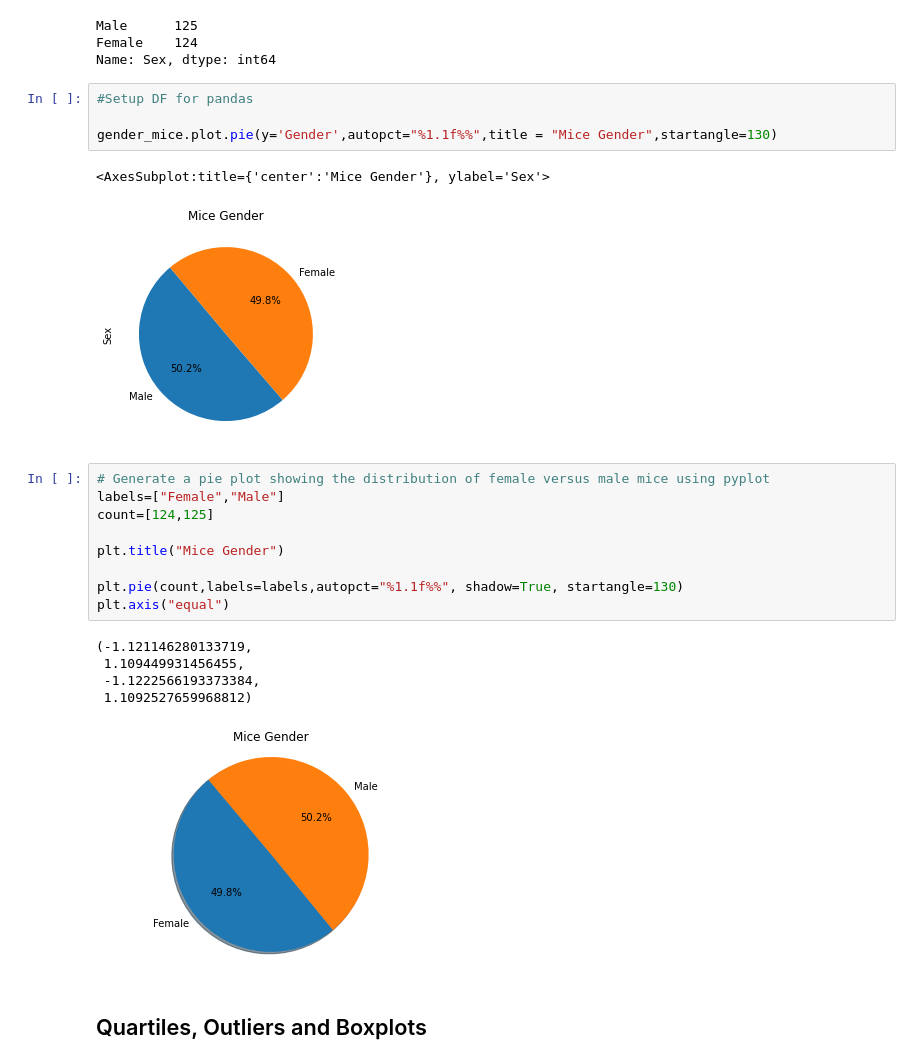
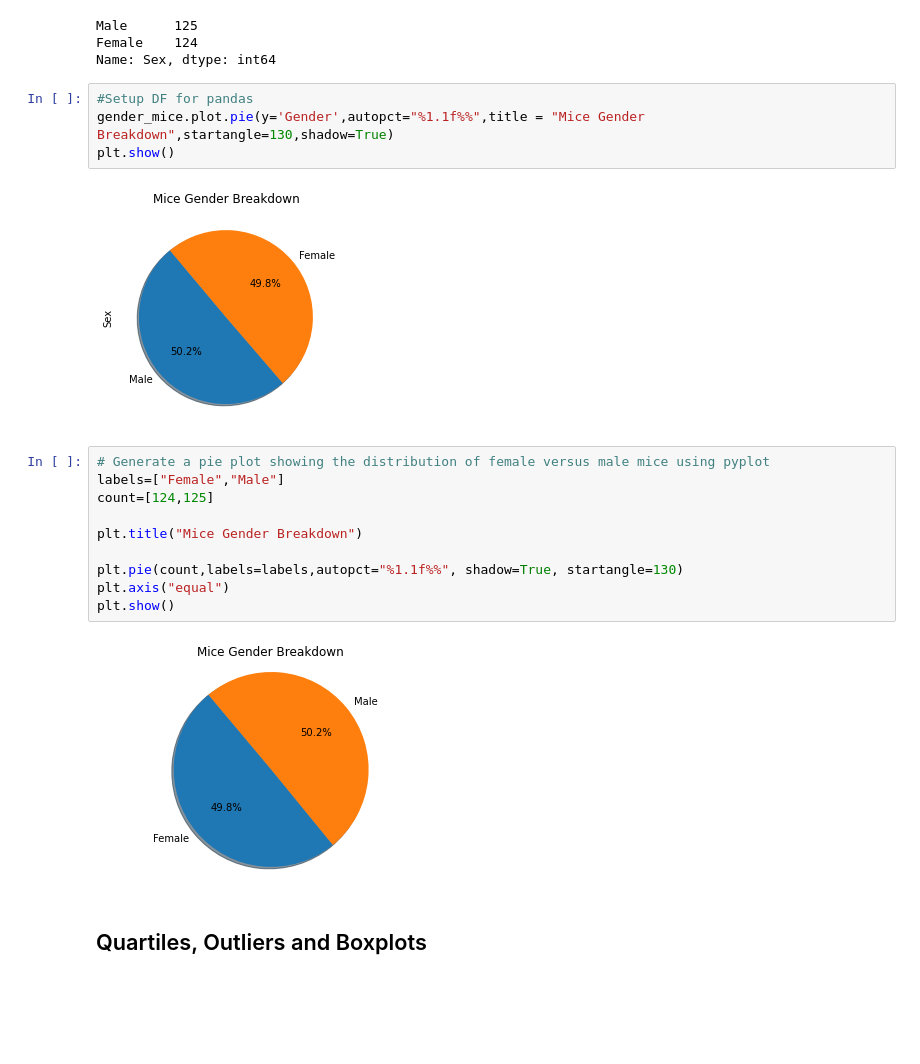
Before and after one commit to amunyhub/matplot-assignment, a Jupyter notebook: pymaceuticals_starter.ipynb, the cells around one changed output. Saved outputs shown, nothing was run; the diff lists cells and outputs as text; blank space fills up the shorter version.

```diff
--- a/pymaceuticals_starter.ipynb
+++ b/pymaceuticals_starter.ipynb
@@ -232,26 +211,22 @@ Female    124
 Name: Sex, dtype: int64
 # %%
 #Setup DF for pandas
-
-gender_mice.plot.pie(y='Gender',autopct="%1.1f%%",title = "Mice Gender",startangle=130)
+gender_mice.plot.pie(y='Gender',autopct="%1.1f%%",title = "Mice Gender Breakdown",startangle=130,shadow=True)
+plt.show()
 # %% [output]
-<AxesSubplot:title={'center':'Mice Gender'}, ylabel='Sex'>
-[figure, old version]
+[figure, new version]
 # %%
 # Generate a pie plot showing the distribution of female versus male mice using pyplot
 labels=["Female","Male"]
 count=[124,125]
 
-plt.title("Mice Gender")
+plt.title("Mice Gender Breakdown")
 
 plt.pie(count,labels=labels,autopct="%1.1f%%", shadow=True, startangle=130)
 plt.axis("equal")
+plt.show()
 # %% [output]
-(-1.121146280133719,
- 1.109449931456455,
- -1.1222566193373384,
- 1.1092527659968812)
-[figure, old version]
+[figure, new version]
 # %% [markdown]
 ## Quartiles, Outliers and Boxplots
 # %%
```
Also changed, not shown: parts of 10 cells of this notebook.
